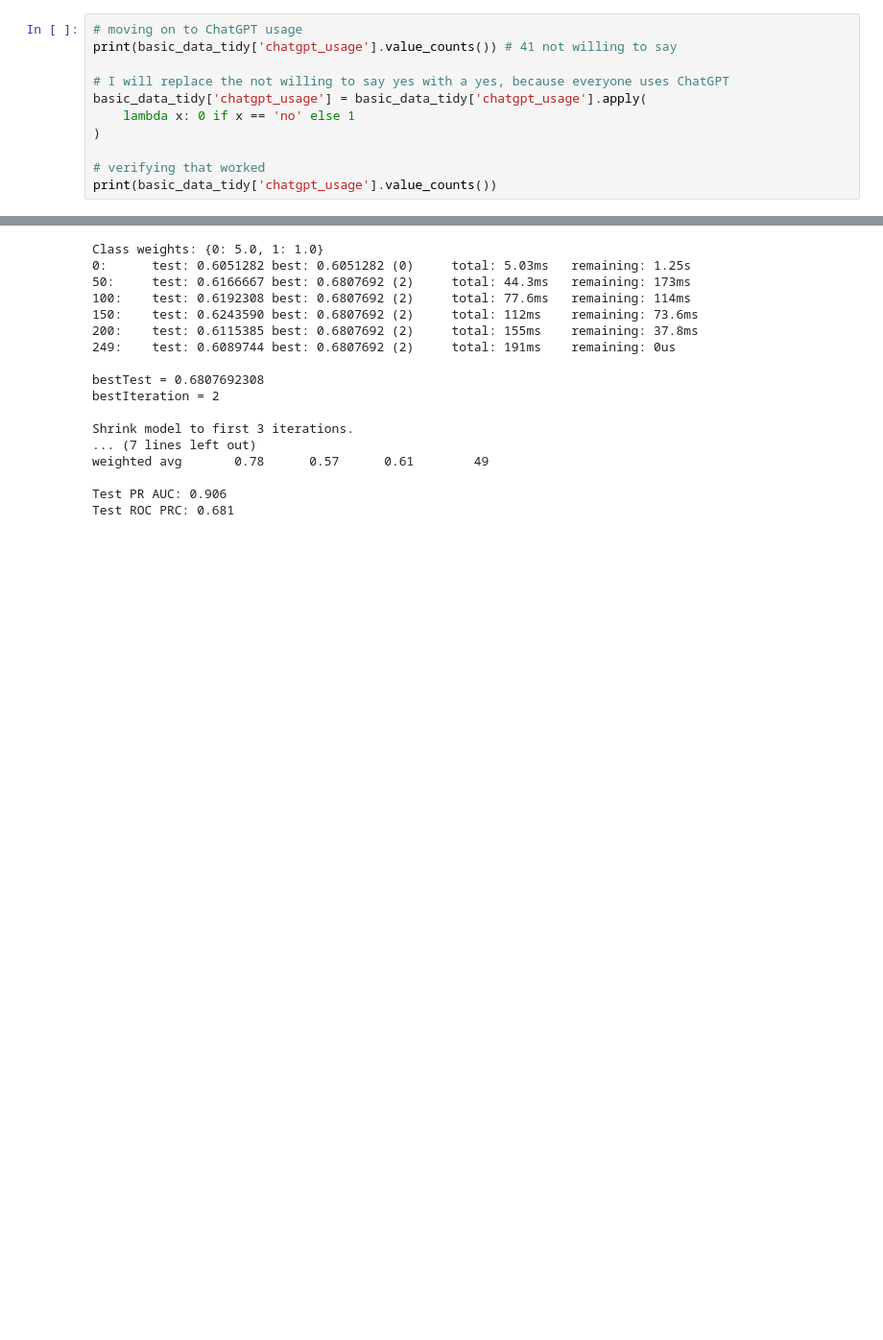
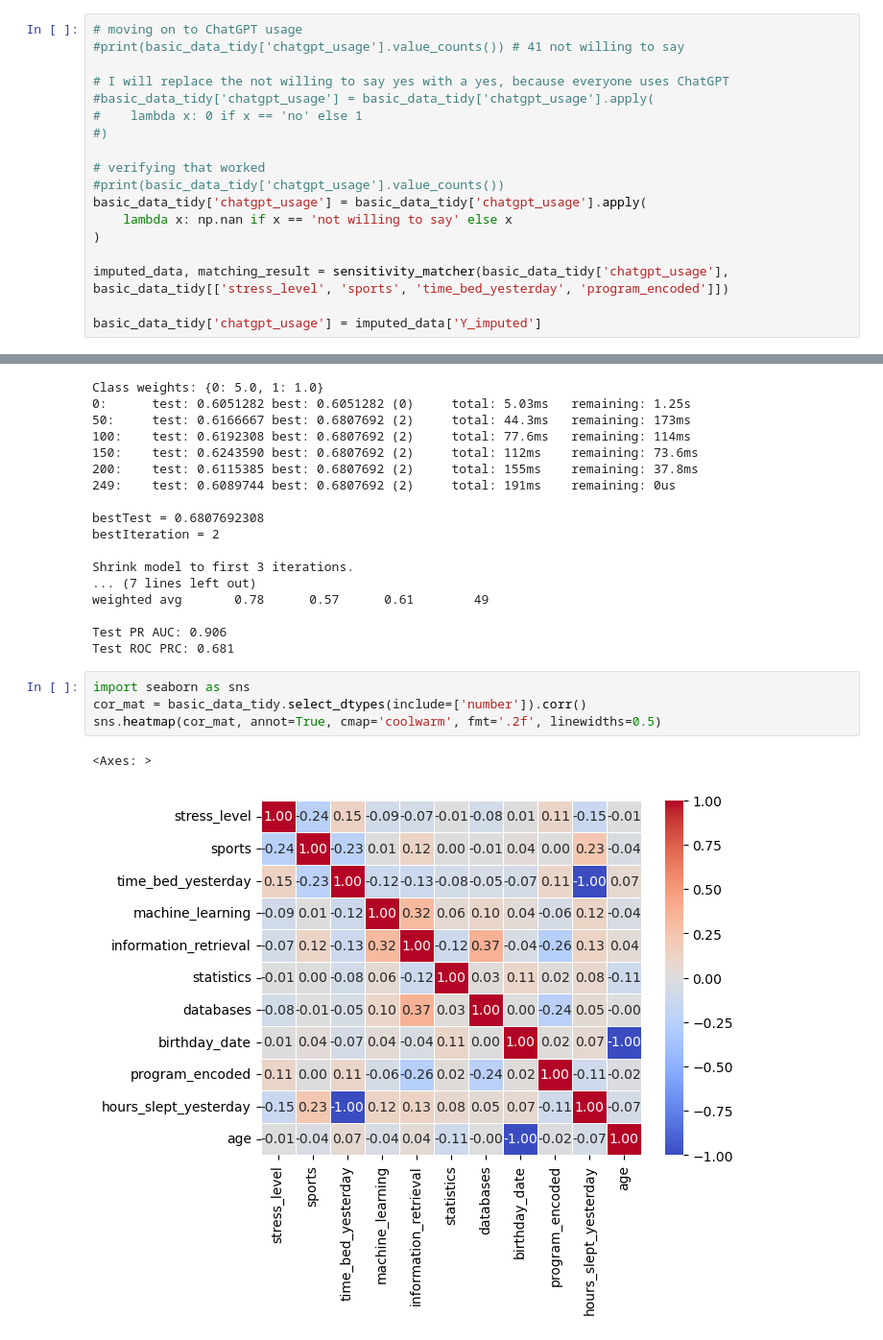
Before and after one commit to NaniHazbolatow/DataMiningTechniques, a Jupyter notebook: Group Assignment 1/code.ipynb, the cells around one changed output, grey strips where cells are left out. Shown: that part at 96% size. Cells and saved outputs as stored; diff of their text form; blank space fills up the shorter version.

```diff
--- a/Group Assignment 1/code.ipynb
+++ b/Group Assignment 1/code.ipynb
@@ -684,13 +684,20 @@ other      19
 Name: count, dtype: int64
 # %%
 # moving on to ChatGPT usage
-print(basic_data_tidy['chatgpt_usage'].value_counts()) # 41 not willing to say
+#print(basic_data_tidy['chatgpt_usage'].value_counts()) # 41 not willing to say
 
 # I will replace the not willing to say yes with a yes, because everyone uses ChatGPT
+#basic_data_tidy['chatgpt_usage'] = basic_data_tidy['chatgpt_usage'].apply(
+#    lambda x: 0 if x == 'no' else 1
+#)
+
+# verifying that worked
+#print(basic_data_tidy['chatgpt_usage'].value_counts())
 basic_data_tidy['chatgpt_usage'] = basic_data_tidy['chatgpt_usage'].apply(
-    lambda x: 0 if x == 'no' else 1
+    lambda x: np.nan if x == 'not willing to say' else x
 )
 
-# verifying that worked
-print(basic_data_tidy['chatgpt_usage'].value_counts())
+imputed_data, matching_result = sensitivity_matcher(basic_data_tidy['chatgpt_usage'], basic_data_tidy[['stress_level', 'sports', 'time_bed_yesterday', 'program_encoded']])
+
+basic_data_tidy['chatgpt_usage'] = imputed_data['Y_imputed']
 # %% [output]
@@ -1085,3 +1084,10 @@ weighted avg       0.78      0.57      0.61        49
 
 Test PR AUC: 0.906
 Test ROC PRC: 0.681
+# %%
+import seaborn as sns
+cor_mat = basic_data_tidy.select_dtypes(include=['number']).corr()
+sns.heatmap(cor_mat, annot=True, cmap='coolwarm', fmt='.2f', linewidths=0.5)
+# %% [output]
+<Axes: >
+[figure, added]
```
Also changed, not shown: parts of 8 cells of this notebook, 9 other files.
